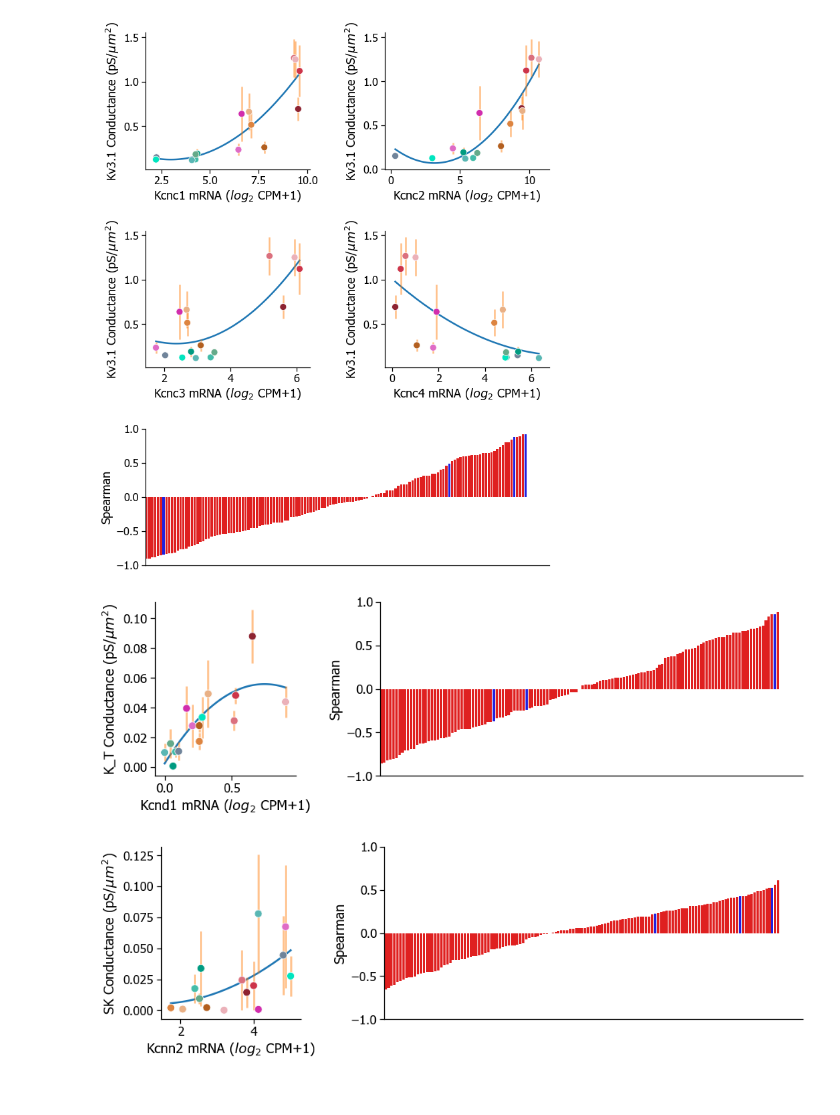
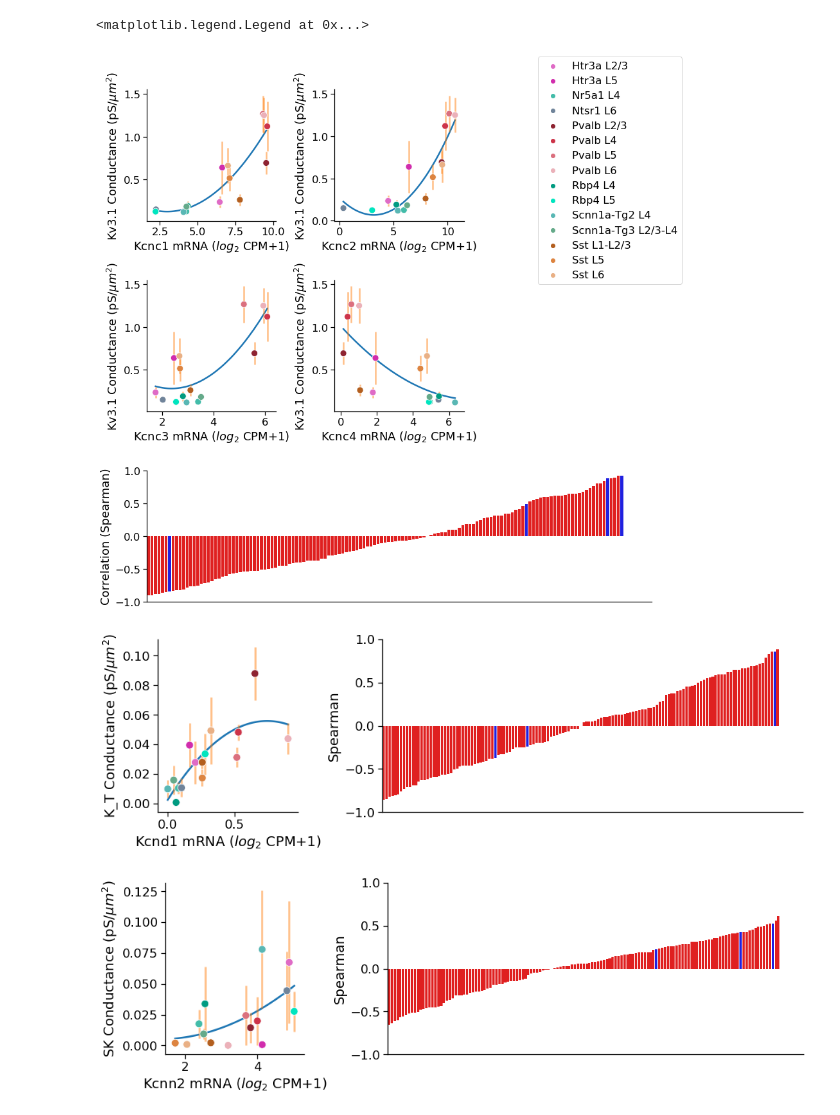
Before and after one commit to allen19981/Conductance_Parameter, a Jupyter notebook: Combining Graphs.ipynb, the cells around one changed output. Drawn from its saved outputs; the diff is of its cells as text; code cells hidden in the pictures.

Commit message:
more changes to combining graphs

```diff
--- a/Combining Graphs.ipynb
+++ b/Combining Graphs.ipynb
@@ -247,36 +372,42 @@ def graph_conductance_exp(parameter_type, gene_symbol, df, xlabel, ylabel,
 # %%
+import matplotlib.gridspec as gridspec
 # Initialize the grid with 3 rows and 3 columns
-ncols = 2
+ncols = 3
 nrows = 3
-fig = plt.figure(figsize = (10, 14))
+fig = plt.figure(figsize = (13, 14))
 
-grid = GridSpec(nrows, ncols,
+grid = gridspec.GridSpec(nrows, ncols,
                 left=0.1, bottom=0.15, right=0.94, top=0.94, wspace=0.45, hspace=0.45)
 
 
 ax1 = fig.add_subplot(grid[0, 0])
 ax1 = graph_conductance_exp('gbar_Kv3_1', 'Kcnc1', sep_layer_cre_parameter_df, 'Kcnc1 mRNA ($log_2$ CPM+1)', 'Kv3.1 Conductance (pS/$\mu m^2$)', show_legend= False, poly_deg=2)
 
 ax2 = fig.add_subplot(grid[0, 1])
 ax2 = graph_conductance_exp('gbar_Kv3_1', 'Kcnc2', sep_layer_cre_parameter_df, 'Kcnc2 mRNA ($log_2$ CPM+1)', 'Kv3.1 Conductance (pS/$\mu m^2$)', show_legend= False, poly_deg=2)
 
 ax3 = fig.add_subplot(grid[1, 0])
 ax3 = graph_conductance_exp('gbar_Kv3_1', 'Kcnc3', sep_layer_cre_parameter_df, 'Kcnc3 mRNA ($log_2$ CPM+1)', 'Kv3.1 Conductance (pS/$\mu m^2$)', show_legend= False, poly_deg=2)
 
 ax4 = fig.add_subplot(grid[1, 1])
 ax4 = graph_conductance_exp('gbar_Kv3_1', 'Kcnc4', sep_layer_cre_parameter_df, 'Kcnc4 mRNA ($log_2$ CPM+1)', 'Kv3.1 Conductance (pS/$\mu m^2$)', show_legend= False, poly_deg=2)
 
 ax5 = fig.add_subplot(grid[2, :])
-ax5 = histo_corr_new('gbar_Kv3_1', sep_spearman_corr_ranks, '{} Conductance \n Spearman Correlation'.format('Kv3.1'),'Spearman')
+ax5 = histo_corr_new('gbar_Kv3_1', sep_spearman_corr_ranks, 'VGCCs', 'Correlation (Spearman)')
+
+handles, labels = ax4.get_legend_handles_labels()
+#ax6 = fig.add_subplot(grid[0:1, 2])
+fig.legend(handles, labels, loc='upper right')
 # %% [output]
+<matplotlib.legend.Legend at 0x...>
-[figure, old version]
+[figure, new version]
 # %%
 # K_T and Kcnd family
 ncols = 2
 nrows = 1
 fig = plt.figure(figsize = (14, 4))
 
-grid = GridSpec(nrows, ncols,
+grid = gridspec.GridSpec(nrows, ncols,
                 left=0.1, bottom=0.15, right=0.94, top=0.94, wspace=0.3, hspace=0.3, width_ratios=[1,3])
 
 
@@ -286,14 +417,14 @@ ax1 = graph_conductance_exp('gbar_K_T', 'Kcnd1', sep_layer_cre_parameter_df, 'Kc
 ax2 = fig.add_subplot(grid[0, 1])
 ax2 = histo_corr_new('gbar_K_T', sep_spearman_corr_ranks, '{} Conductance \n Spearman Correlation'.format('Kv3.1'),'Spearman')
 # %% [output]
-[figure, old version]
+[figure, new version]
 # %%
 # SK and Kcnn2 family
 ncols = 2
 nrows = 1
 fig = plt.figure(figsize = (14, 4))
 
-grid = GridSpec(nrows, ncols,
+grid = gridspec.GridSpec(nrows, ncols,
                 left=0.1, bottom=0.15, right=0.94, top=0.94, wspace=0.3, hspace=0.3, width_ratios=[1,3])
 
 
@@ -303,4 +434,4 @@ ax1 = graph_conductance_exp('gbar_SK', 'Kcnn2', sep_layer_cre_parameter_df, 'Kcn
 ax2 = fig.add_subplot(grid[0, 1])
 ax2 = histo_corr_new('gbar_SK', sep_spearman_corr_ranks, '{} Conductance \n Spearman Correlation'.format('Kv3.1'),'Spearman')
 # %% [output]
-[figure, old version]
+[figure, new version]
```
Also changed, not shown: parts of 19 cells of this notebook.
